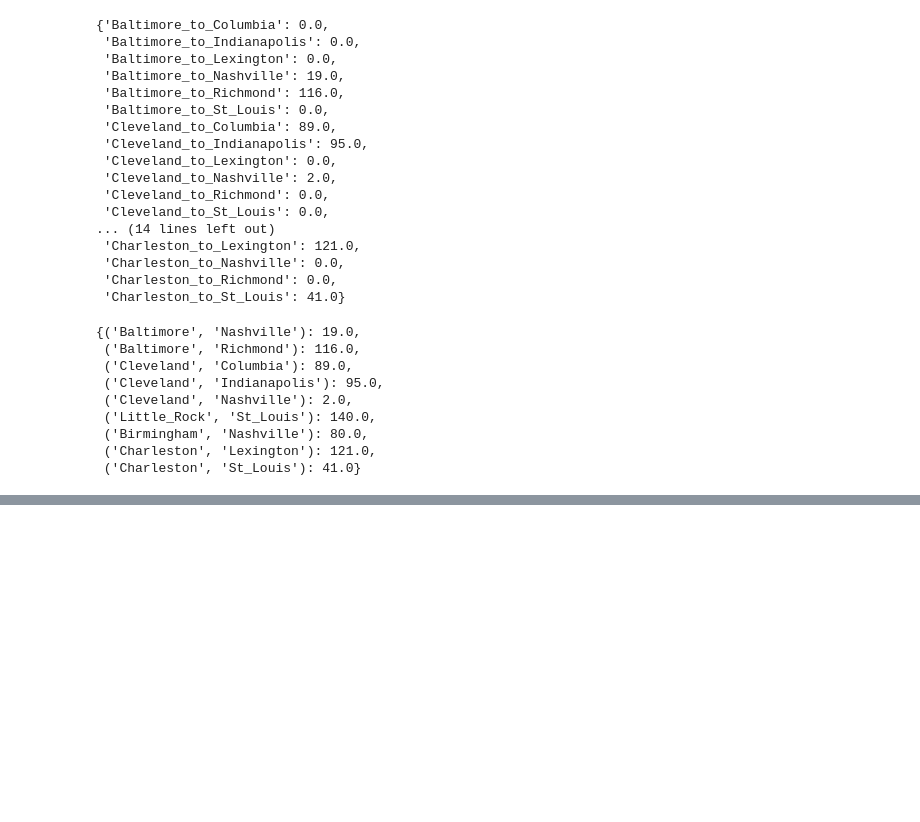
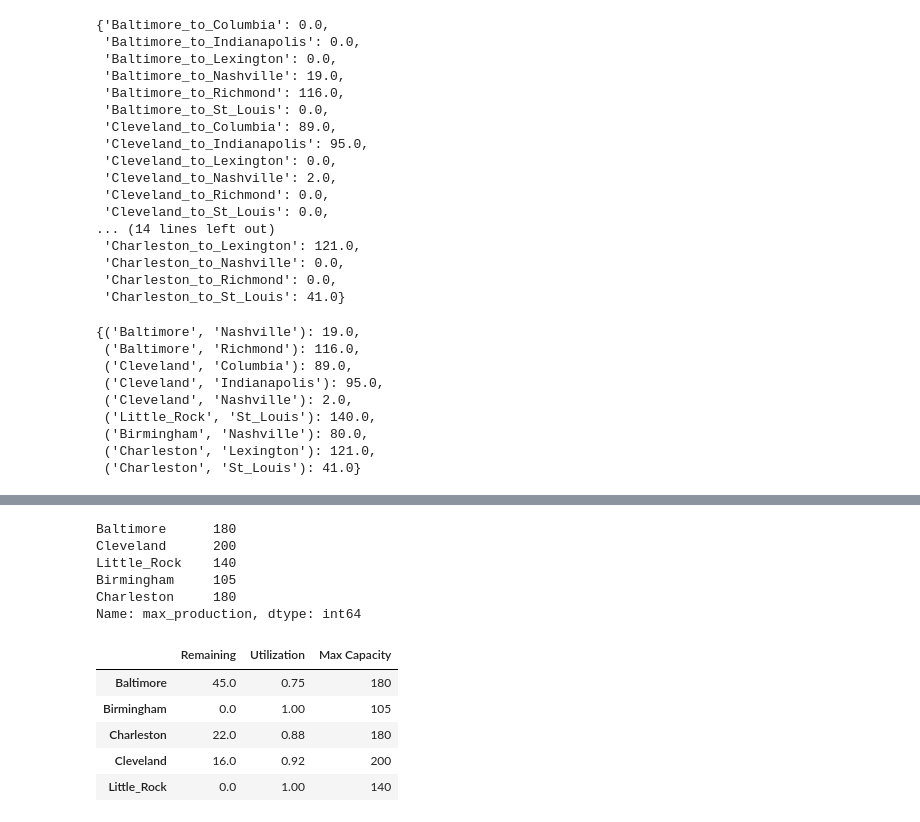
Before and after one commit to indrajitsg/operations_research, a Jupyter notebook: gurobi_opt_101/gurobi_modeling1.ipynb, the cells around one changed output, grey strips where cells are left out. Saved outputs shown, nothing was run; the diff lists cells and outputs as text; code cells hidden in the pictures; blank space fills up the shorter version.

```diff
--- a/gurobi_opt_101/gurobi_modeling1.ipynb
+++ b/gurobi_opt_101/gurobi_modeling1.ipynb
@@ -293,0 +474,4 @@ xvals
+# %%
+# Sum the shipment amount by production facility
+ship_out2 = sol2.groupby('production')['shipment'].sum()
+ship_out2.head()
@@ -293,0 +486,26 @@ xvals
+# %%
+# Update max_prod based on xprod
+max_prod2 = max_prod.copy()
+max_prod2['Birmingham'] = max_prod2['Birmingham'] + + 25*xprod[0].X + 50*xprod[1].X
+max_prod2
+# %% [output]
+Baltimore      180
+Cleveland      200
+Little_Rock    140
+Birmingham     105
+Charleston     180
+Name: max_production, dtype: int64
+# %%
+ship_out_df2 = pd.DataFrame({
+    'Remaining': max_prod2 - ship_out2,
+    'Utilization': round(ship_out2/max_prod2, 2),
+    'Max Capacity': max_prod2
+})
+ship_out_df2.head(10)
+# %% [output]
+|  | Remaining | Utilization | Max Capacity |
+| Baltimore | 45.0 | 0.75 | 180 |
+| Birmingham | 0.0 | 1.00 | 105 |
+| Charleston | 22.0 | 0.88 | 180 |
+| Cleveland | 16.0 | 0.92 | 200 |
+| Little_Rock | 0.0 | 1.00 | 140 |
```
Also changed, not shown: parts of 33 cells of this notebook, 2 other files.
